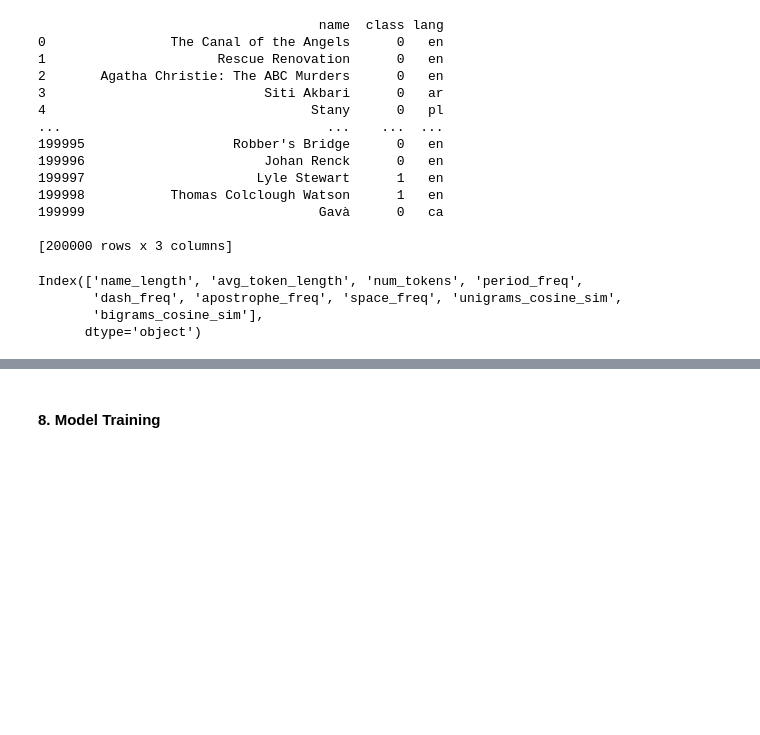
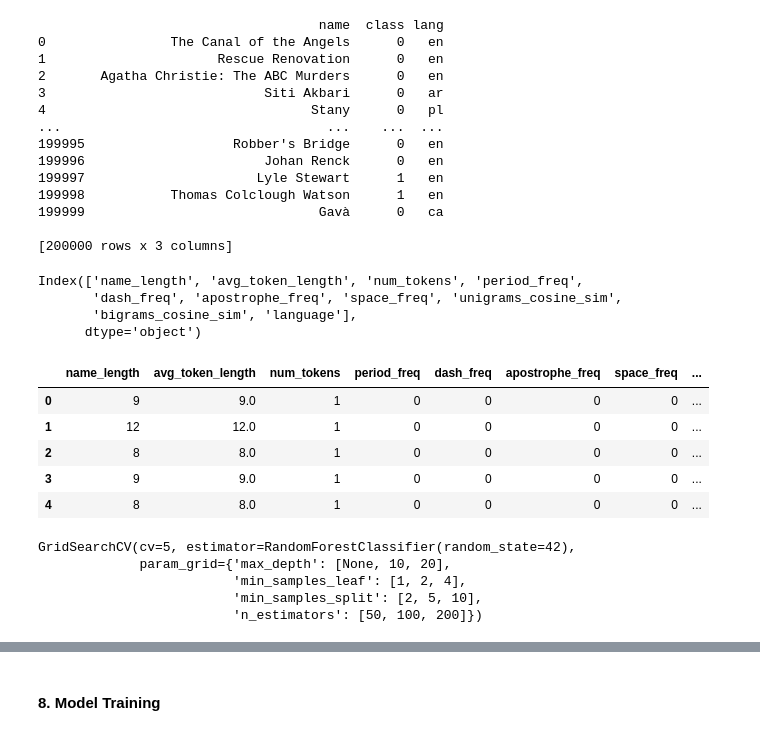
Before and after one commit to Exiger-project/Name_Of_Origin_Project-, a Jupyter notebook: LatinNamesConsolidation.ipynb, the cells around one changed output, grey strips where cells are left out. Cells and saved outputs as stored; diff of their text form; code cells hidden in the pictures; blank space fills up the shorter version.

Commit message:
Trained random forest

```diff
--- a/LatinNamesConsolidation.ipynb
+++ b/LatinNamesConsolidation.ipynb
@@ -256,13 +299,19 @@ print(df)
 
 [200000 rows x 3 columns]
 # %%
-#y = merged_df['language']
-print(merged_df.columns) #
+y = merged_df['language']
+print(merged_df.columns)
 
-#X = merged_df.drop(columns = 'language', axis = 1)
-#X.head()
+X = merged_df.drop(columns = 'language', axis = 1) # oops this code is a bit redundant with before but its ok
+X.head()
 # %% [output]
 Index(['name_length', 'avg_token_length', 'num_tokens', 'period_freq',
        'dash_freq', 'apostrophe_freq', 'space_freq', 'unigrams_cosine_sim',
-       'bigrams_cosine_sim'],
+       'bigrams_cosine_sim', 'language'],
       dtype='object')
+|  | name_length | avg_token_length | num_tokens | period_freq | dash_freq | apostrophe_freq | space_freq | ... |
+| 0 | 9 | 9.0 | 1 | 0 | 0 | 0 | 0 | ... |
+| 1 | 12 | 12.0 | 1 | 0 | 0 | 0 | 0 | ... |
+| 2 | 8 | 8.0 | 1 | 0 | 0 | 0 | 0 | ... |
+| 3 | 9 | 9.0 | 1 | 0 | 0 | 0 | 0 | ... |
+| 4 | 8 | 8.0 | 1 | 0 | 0 | 0 | 0 | ... |
@@ -268,0 +332,9 @@ Index(['name_length', 'avg_token_length', 'num_tokens', 'period_freq',
+# %%
+grid_search_rf = GridSearchCV(rf_classifier, param_grid=param_grid_rf, cv=5)
+grid_search_rf.fit(X_train, y_train)
+# %% [output]
+GridSearchCV(cv=5, estimator=RandomForestClassifier(random_state=42),
+             param_grid={'max_depth': [None, 10, 20],
+                         'min_samples_leaf': [1, 2, 4],
+                         'min_samples_split': [2, 5, 10],
+                         'n_estimators': [50, 100, 200]})
```
Also changed, not shown: parts of 36 cells of this notebook.
